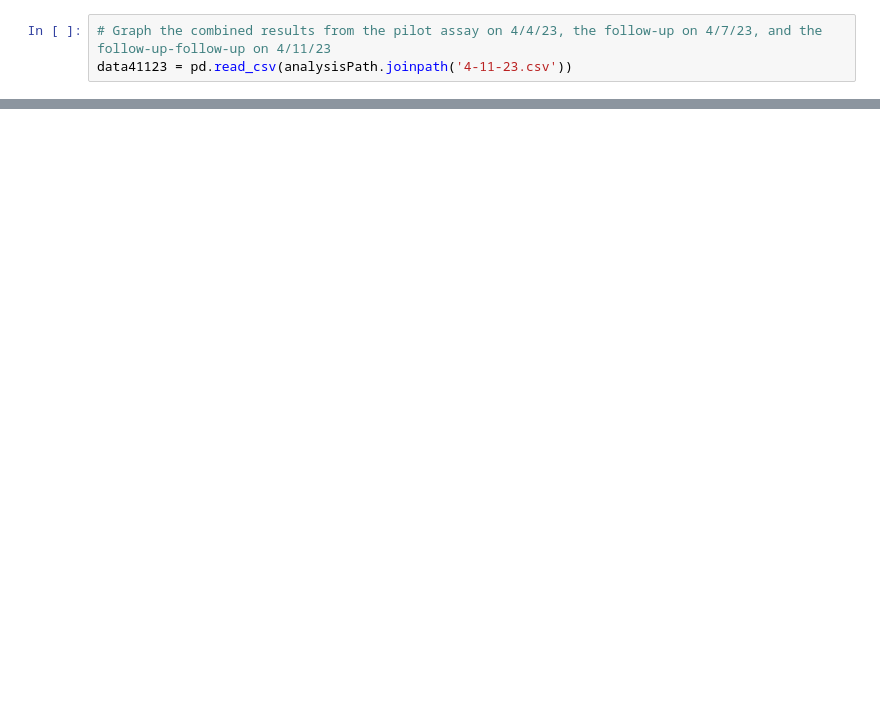
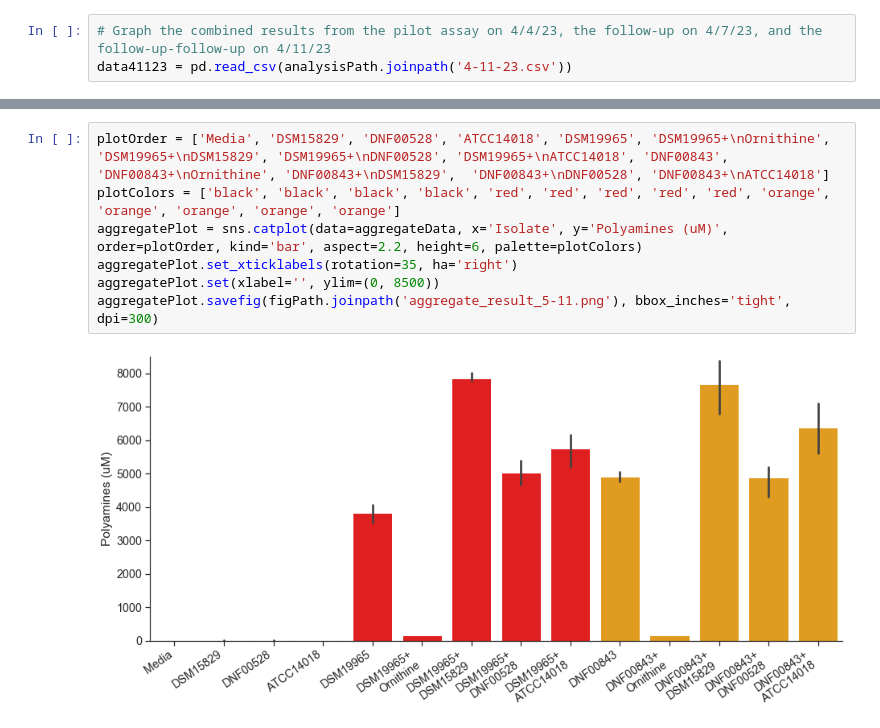
Before and after one commit to elliot-m-lee/vaginal-metaproteomics-biology, a Jupyter notebook: Polyamine Assays.ipynb, the cells around one changed output, grey strips where cells are left out. Saved outputs shown, nothing was run; the diff lists cells and outputs as text; blank space fills up the shorter version.

```diff
--- a/Polyamine Assays.ipynb
+++ b/Polyamine Assays.ipynb
@@ -44,0 +41,9 @@ Ttest_indResult(statistic=-5.817460306189713, pvalue=0.024352341444934693)
+# %%
+plotOrder = ['Media', 'DSM15829', 'DNF00528', 'ATCC14018', 'DSM19965', 'DSM19965+\nOrnithine', 'DSM19965+\nDSM15829', 'DSM19965+\nDNF00528', 'DSM19965+\nATCC14018', 'DNF00843', 'DNF00843+\nOrnithine', 'DNF00843+\nDSM15829',  'DNF00843+\nDNF00528', 'DNF00843+\nATCC14018']
+plotColors = ['black', 'black', 'black', 'black', 'red', 'red', 'red', 'red', 'red', 'orange', 'orange', 'orange', 'orange', 'orange']
+aggregatePlot = sns.catplot(data=aggregateData, x='Isolate', y='Polyamines (uM)', order=plotOrder, kind='bar', aspect=2.2, height=6, palette=plotColors)
+aggregatePlot.set_xticklabels(rotation=35, ha='right')
+aggregatePlot.set(xlabel='', ylim=(0, 8500))
+aggregatePlot.savefig(figPath.joinpath('aggregate_result_5-11.png'), bbox_inches='tight', dpi=300)
+# %% [output]
+[figure, added]
```
Also changed, not shown: parts of 24 cells of this notebook.
